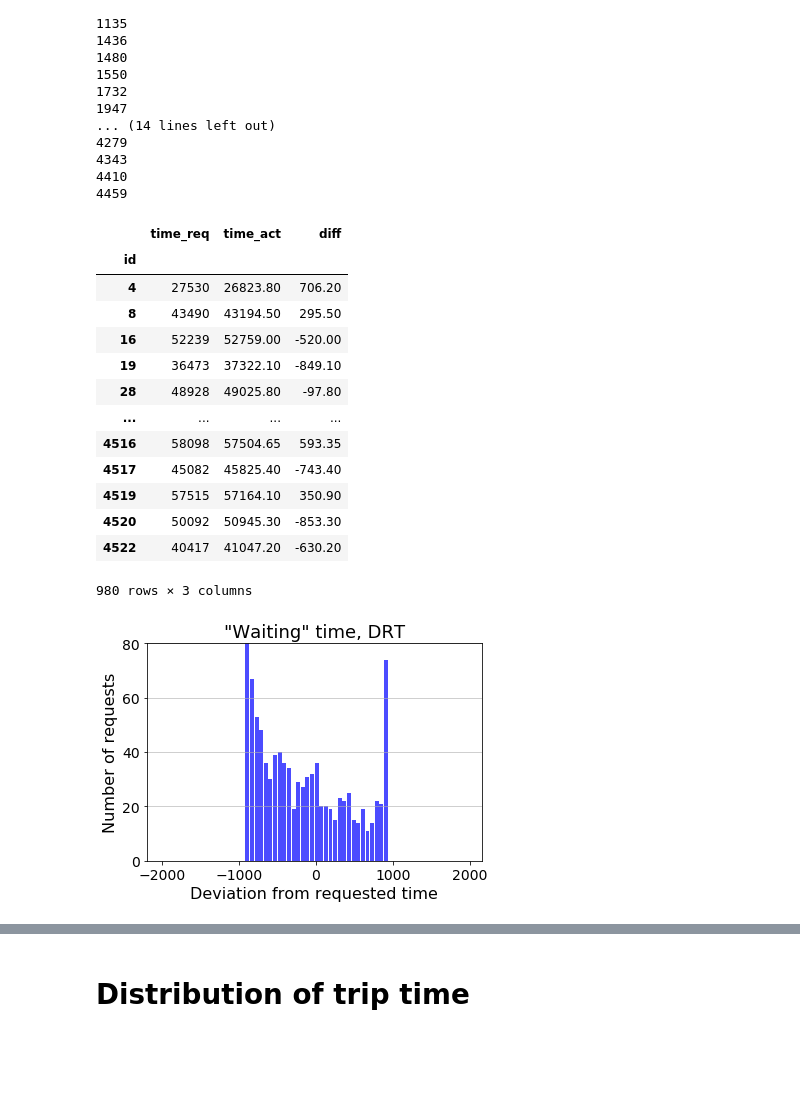
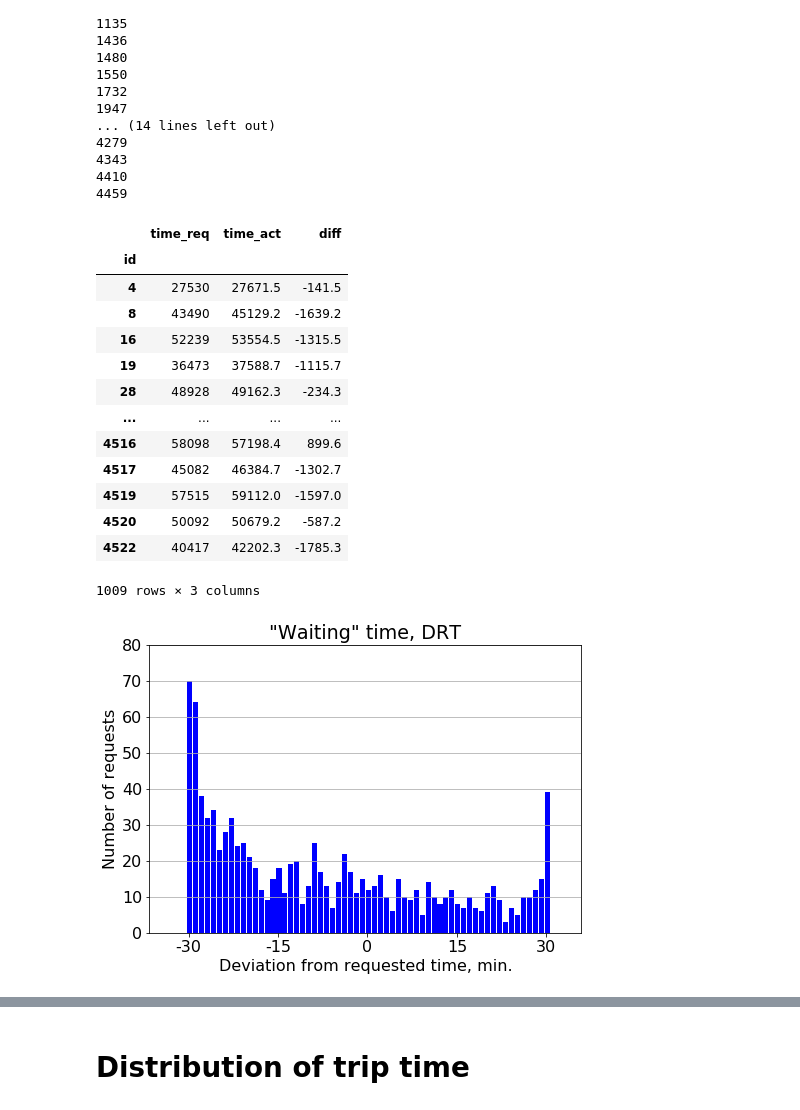
Before and after one commit to serdyt/Simulation-post-processing, a Jupyter notebook: Processing trip dump - distributions.ipynb, the cells around one changed output, grey strips where cells are left out. Drawn from its saved outputs; the diff is of its cells as text; code cells hidden in the pictures; blank space fills up the shorter version.

```diff
--- a/Processing trip dump - distributions.ipynb
+++ b/Processing trip dump - distributions.ipynb
@@ -22,7 +22,7 @@ fp.close()
 population = tdump_pop.get('persons')
 # %%
 scenario_name = "0"
-path_to_zip_file = '/home/ai6644/Malmo/Tools/Simulation results/Lolland/TRB/drt/twc0.5 v40/'+\
+path_to_zip_file = '/home/ai6644/Malmo/Tools/Simulation results/Lolland/TRB/drt rerun/base/'+\
                    scenario_name+'/log.zip'
 
 scenario_name_pt = "0"
@@ -149,7 +149,8 @@ persons_drt[0]['direct_trips'][0]['legs']
   'end_time': None}]
 # %%
 distances = []
-for person in persons_drt:
+# for person in persons_drt:
+for person in persons:
     try:
         distances.append(person['direct_trips'][0]['distance'])
 #         legs = persons_drt[0]['direct_trips'][0]['legs']
@@ -243,31 +270,41 @@ times_drt
 # %% [output]
 |  | time_req | time_act | diff |
 | id |  |  |  |
-| 4 | 27530 | 26823.80 | 706.20 |
-| 8 | 43490 | 43194.50 | 295.50 |
-| 16 | 52239 | 52759.00 | -520.00 |
-| 19 | 36473 | 37322.10 | -849.10 |
-| 28 | 48928 | 49025.80 | -97.80 |
+| 4 | 27530 | 27671.5 | -141.5 |
+| 8 | 43490 | 45129.2 | -1639.2 |
+| 16 | 52239 | 53554.5 | -1315.5 |
+| 19 | 36473 | 37588.7 | -1115.7 |
+| 28 | 48928 | 49162.3 | -234.3 |
 | ... | ... | ... | ... |
-| 4516 | 58098 | 57504.65 | 593.35 |
-| 4517 | 45082 | 45825.40 | -743.40 |
-| 4519 | 57515 | 57164.10 | 350.90 |
-| 4520 | 50092 | 50945.30 | -853.30 |
-| 4522 | 40417 | 41047.20 | -630.20 |
+| 4516 | 58098 | 57198.4 | 899.6 |
+| 4517 | 45082 | 46384.7 | -1302.7 |
+| 4519 | 57515 | 59112.0 | -1597.0 |
+| 4520 | 50092 | 50679.2 | -587.2 |
+| 4522 | 40417 | 42202.3 | -1785.3 |
-980 rows × 3 columns
+1009 rows × 3 columns
 # %%
 index = times_drt.index
 # %%
+import matplotlib.pyplot as plt
+import matplotlib
+font = {'size': 16}
+matplotlib.rc('font', **font)
+markersize = {'markersize': 9}
+matplotlib.rc('lines', **markersize)
+
 fig = plt.figure()
-ax = fig.add_subplot(111)
-ax.hist(x=times_drt['diff'], bins=np.arange(-2000,2000,60), color='blue', alpha=0.7, rwidth=0.85, density=False)
+ax = fig.add_axes([1., 1., 1., 1.])
 
-plt.grid(axis='y', alpha=0.75)
-plt.xlabel('Deviation from requested time', {'fontsize': 16})
-plt.ylabel('Number of requests', {'fontsize': 16})
-plt.title('"Waiting" time, DRT', {'fontsize': 18})
+ax.hist(x=times_drt['diff'], bins=np.arange(-2000,2000,60), color='blue', rwidth=0.85, density=False)
+
+plt.xticks([x*60 for x in [-30, - 15, 0, 15, 30]])
+ax.set_xticklabels([-30, - 15, 0, 15, 30])
+plt.grid(axis='y')
+plt.xlabel('Deviation from requested time, min.')
+plt.ylabel('Number of requests')
+plt.title('"Waiting" time, DRT')
 plt.ylim([0,80])
 
-plt.savefig('data/demand_distr.png', dpi=600)
+plt.savefig('data/waiting_distr_drt.eps', bbox_inches="tight")
 # %% [output]
-[figure, old version]
+[figure, new version]
```
Also changed, not shown: parts of 23 cells of this notebook, 6 other files.
